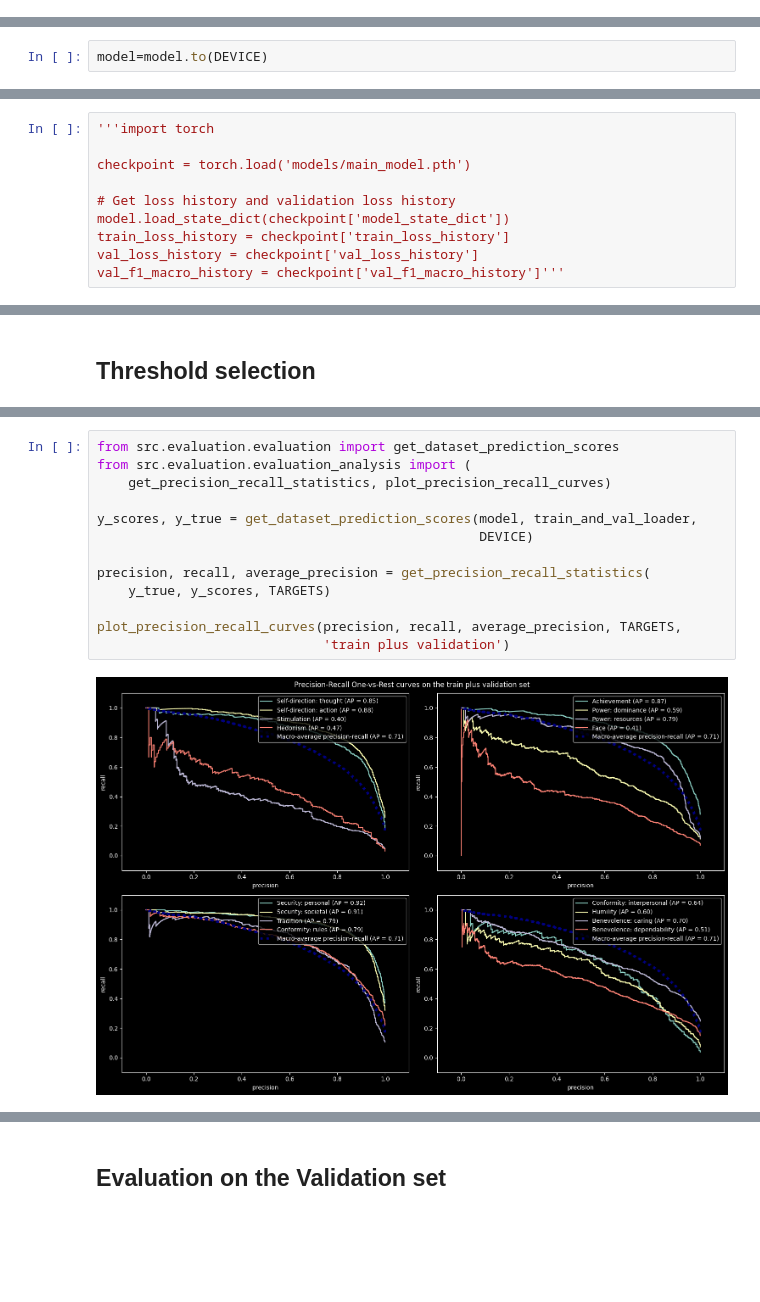
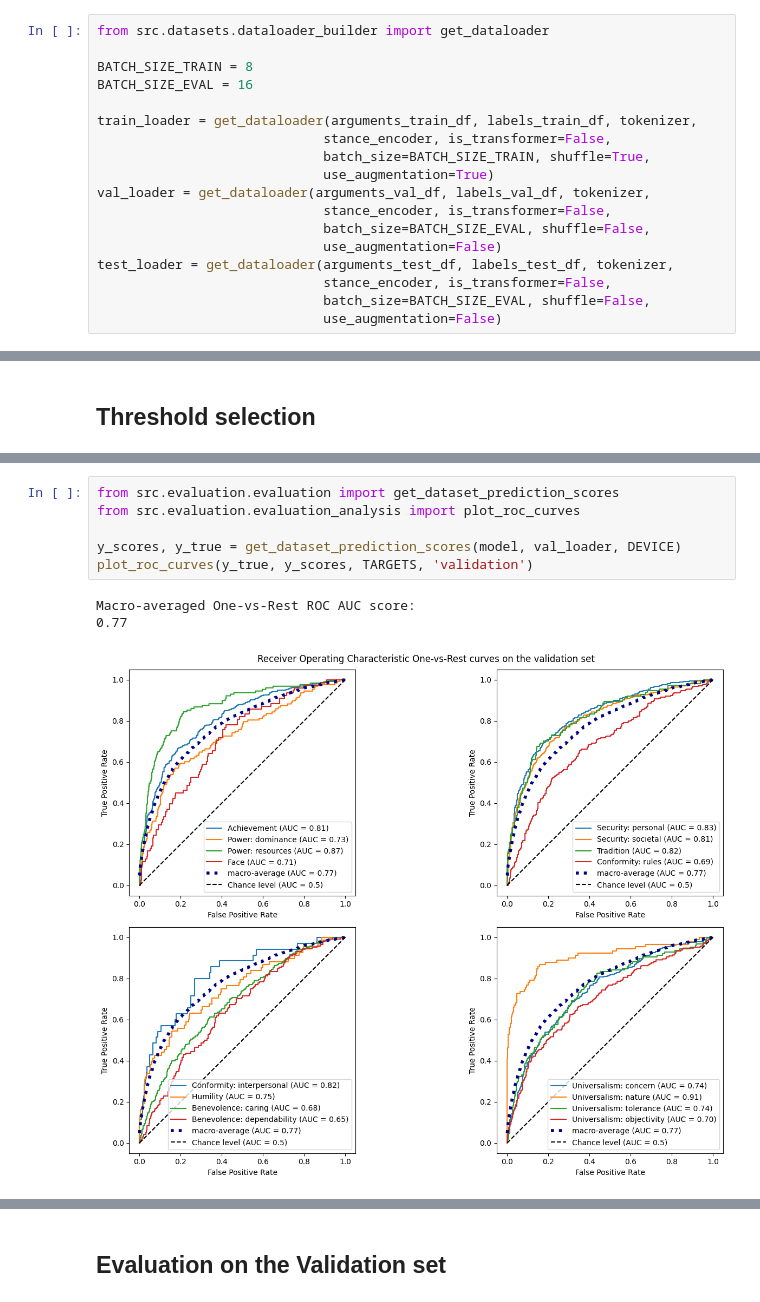
Before and after one commit to RiccardoSpolaor/NLP-project, a Jupyter notebook: 02 LSTM Baseline Model.ipynb, the cells around one changed output, grey strips where cells are left out. Saved outputs shown, nothing was run; the diff lists cells and outputs as text; blank space fills up the shorter version.

```diff
--- a/02 LSTM Baseline Model.ipynb
+++ b/02 LSTM Baseline Model.ipynb
@@ -295,6 +101,24 @@ test_loader = DataLoader(dataset_test, num_workers=0, shuffle=True, batch_size=B
 ## Training
 # %% [markdown]
 ### Create Dataloaders
+# %%
+from src.datasets.dataloader_builder import get_dataloader
+
+BATCH_SIZE_TRAIN = 8
+BATCH_SIZE_EVAL = 16
+
+train_loader = get_dataloader(arguments_train_df, labels_train_df, tokenizer,
+                             stance_encoder, is_transformer=False,
+                             batch_size=BATCH_SIZE_TRAIN, shuffle=True,
+                             use_augmentation=True)
+val_loader = get_dataloader(arguments_val_df, labels_val_df, tokenizer,
+                             stance_encoder, is_transformer=False,
+                             batch_size=BATCH_SIZE_EVAL, shuffle=False,
+                             use_augmentation=False)
+test_loader = get_dataloader(arguments_test_df, labels_test_df, tokenizer,
+                             stance_encoder, is_transformer=False,
+                             batch_size=BATCH_SIZE_EVAL, shuffle=False,
+                             use_augmentation=False)
 # %% [markdown]
 ### Training parameters
 # %%
@@ -330,5 +150,3 @@ tokenizer['desired']
-# %%
-model=model.to(DEVICE)
 # %%
 from src.training.training import train
 
@@ -366,10 +183,0 @@ plot_training_history(train_loss_history, val_loss_history,
-# %%
-'''import torch
-
-checkpoint = torch.load('models/main_model.pth')
-
-# Get loss history and validation loss history
-model.load_state_dict(checkpoint['model_state_dict'])
-train_loss_history = checkpoint['train_loss_history']
-val_loss_history = checkpoint['val_loss_history']
-val_f1_macro_history = checkpoint['val_f1_macro_history']'''
@@ -401,15 +188,10 @@ train_and_val_loader = DataLoader(dataset_train_val, num_workers=0, shuffle=True
 # %%
 from src.evaluation.evaluation import get_dataset_prediction_scores
-from src.evaluation.evaluation_analysis import (
-    get_precision_recall_statistics, plot_precision_recall_curves)
+from src.evaluation.evaluation_analysis import plot_roc_curves
 
-y_scores, y_true = get_dataset_prediction_scores(model, train_and_val_loader,
-                                                 DEVICE)
-
-precision, recall, average_precision = get_precision_recall_statistics(
-    y_true, y_scores, TARGETS)
-
-plot_precision_recall_curves(precision, recall, average_precision, TARGETS,
-                             'train plus validation')
+y_scores, y_true = get_dataset_prediction_scores(model, val_loader, DEVICE)
+plot_roc_curves(y_true, y_scores, TARGETS, 'validation')
 # %% [output]
+Macro-averaged One-vs-Rest ROC AUC score:
+0.77
-[figure, old version]
+[figure, new version]
```
Also changed, not shown: parts of 60 cells of this notebook, 4 other files.
